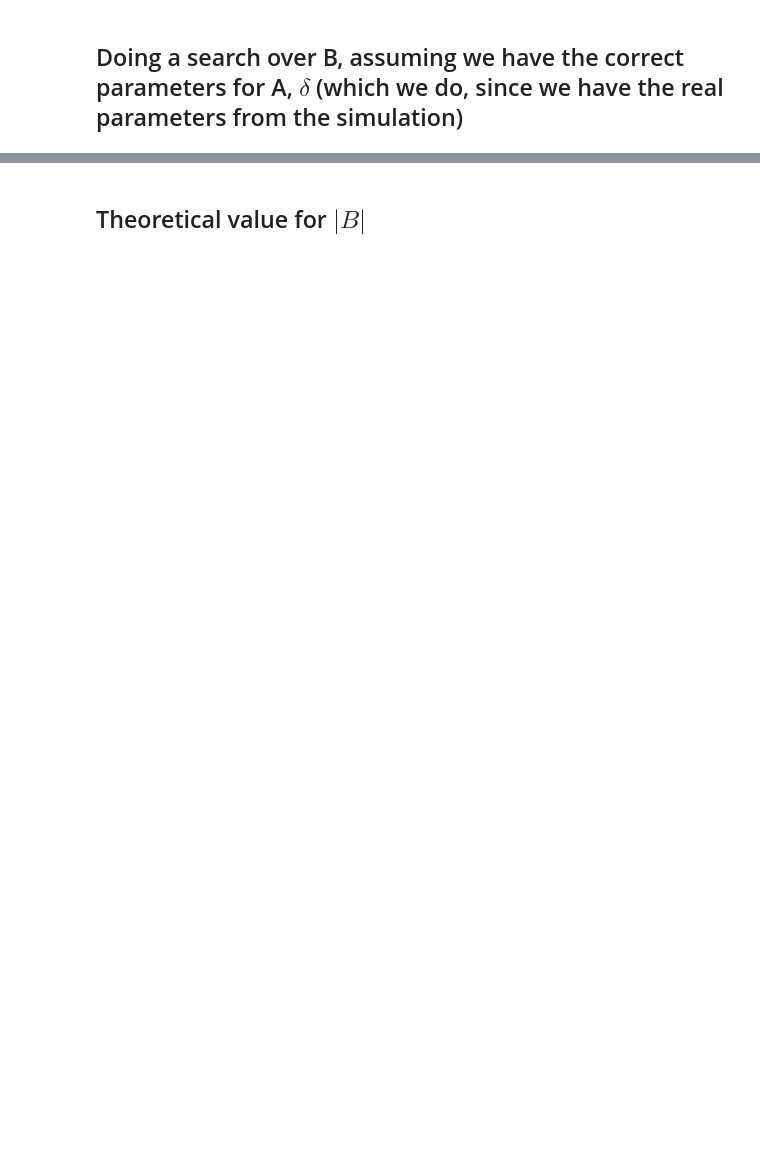
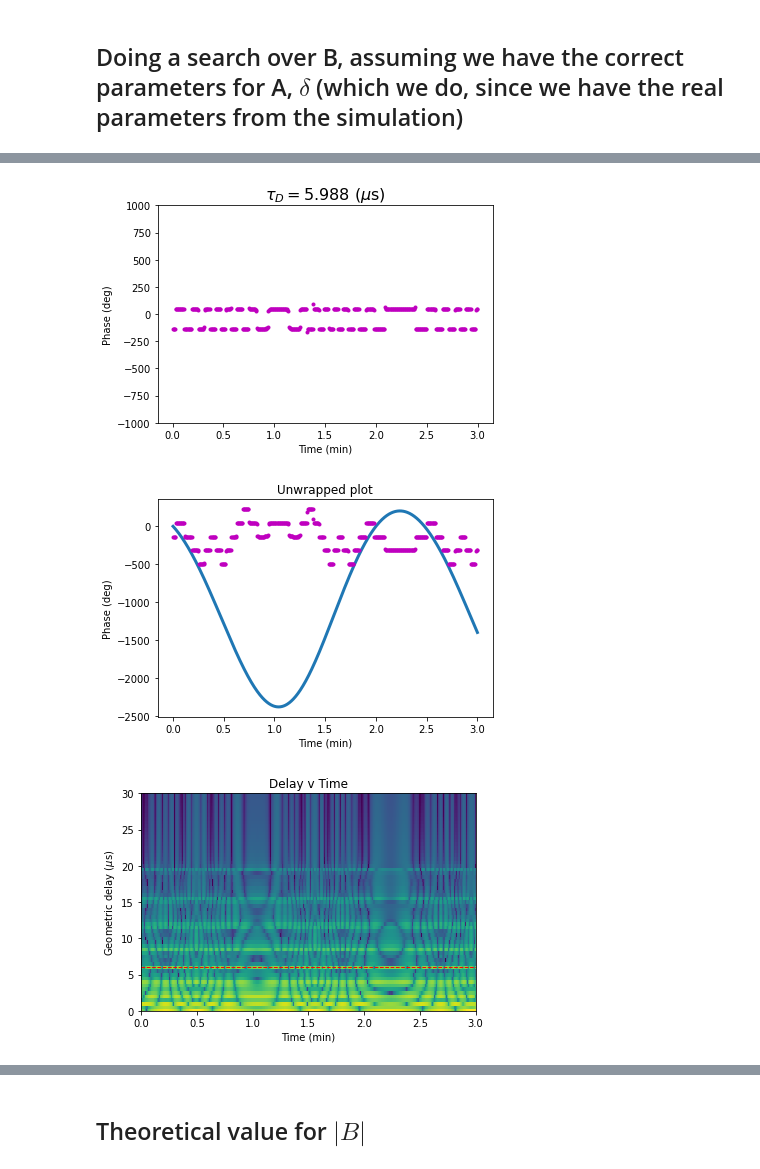
Before and after one commit to notriemann/Phases, a Jupyter notebook: Phase_simulator.ipynb, the cells around one changed output, grey strips where cells are left out. Drawn from its saved outputs; the diff is of its cells as text; code cells hidden in the pictures; blank space fills up the shorter version.

```diff
--- a/Phase_simulator.ipynb
+++ b/Phase_simulator.ipynb
@@ -617,2 +598,70 @@ plt.show()
+# %%
+# Easier to see in smoothed dynamic spectrum
+sp = 3
+
+ns = n[:, :(n.shape[1] // sp) * sp].reshape(n.shape[0], -1, sp).mean(-1)
+tss = tsp[:(n.shape[1] // sp) * sp].reshape(-1, sp).mean(-1)
+
+dtaus = np.fft.rfft(ns, axis=0)
+taus = np.fft.rfftfreq(ns.shape[0], fsp[1]-fsp[0]).to(fconj_unit)
+
+
+
+
+# real, imag, abs, and angle as a function of time.
+f = dtaus[tau_sel]
+
+
+e_f = dtaus[tau_sel-5:tau_sel+5].std() / np.sqrt(2)  # Noise in real, imag comp.
+a_corr = np.sqrt(np.maximum(f.real**2 + f.imag**2 - 2*e_f**2,
+                            (e_f/np.pi)**2))
+ang = np.degrees(np.angle(f)) << u.deg
+
+unwrapped = np.unwrap(ang)
+e_ang = np.degrees(e_f / a_corr) * 1e-2 << u.deg
+
+
+plt.errorbar(tss, ang, e_ang, c='m', fmt='.')
+# plt.errorbar(tss, unwrapped, e_ang, c='m', fmt='.')
+
+plt.ylim(-1000,1000)
+plt.title('Wrapped plot')
+plt.xlabel('Time (min)')
+plt.ylabel('Phase (deg)')
+
+
+
+plt.title('$\\tau_D = $' + d2str(fft_axis(fsp, fconj_unit)[-fsp.shape[0] // 2 :][tau_sel].value,3) + " ($\mu$s)", fontsize = 16)
+
+plt.show()
+
+
+plt.plot(ts, -(rsp - rsp[0]) * 3.7, lw = 3  )
+plt.errorbar(tss, unwrapped, e_ang, c='m', fmt='.')
+
+plt.title('Unwrapped plot')
+plt.xlabel('Time (min)')
+plt.ylabel('Phase (deg)')
+
+plt.show()
+
+
+plt.imshow(2*np.log10(np.abs(dtaus[:-1])), aspect='auto', origin='lower', vmin=-4, interpolation='none',
+          extent = ext_find( tss, fft_axis(fsp, fconj_unit)[-fsp.shape[0] // 2 :]) )
+
+plt.ylim(0,30)
+plt.axhline(y =fft_axis(fs, fconj_unit)[-fs.shape[0] // 2 :][tau_sel].value, color = 'red', ls = '--', linewidth = 1 )
+
+
+plt.title('Delay v Time')
+plt.xlabel('Time (min)')
+plt.ylabel('Geometric delay ($\\mu$s)')
+
+
+plt.show()
+# %% [output]
+[figure, added]
+[figure, added]
+[figure, added]
 # %%
 #max error tolerance (degrees)
```
Also changed, not shown: parts of 49 cells of this notebook, 1 other file.
